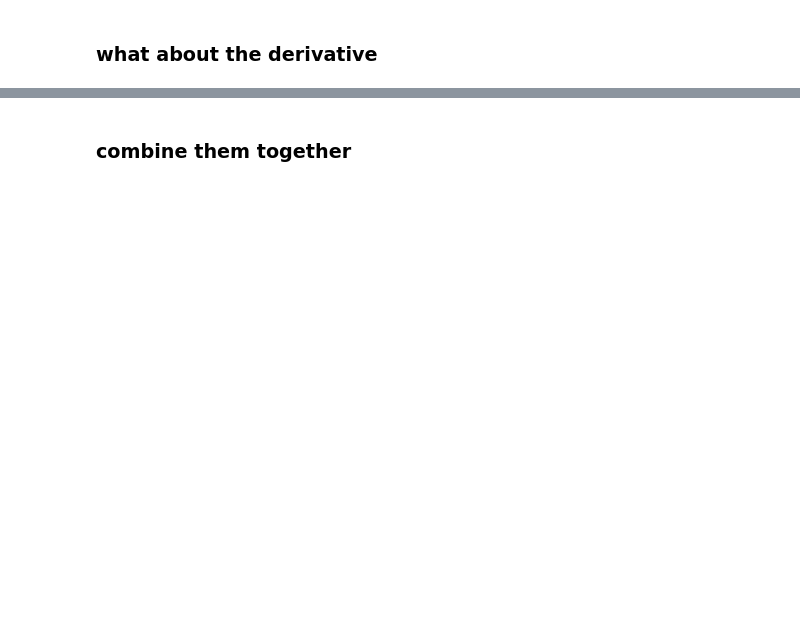
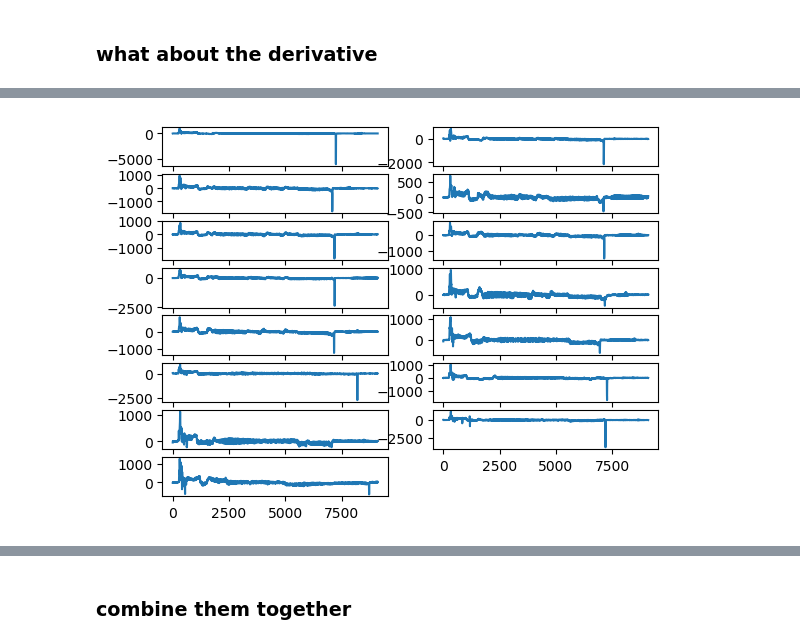
Before and after one commit to vitskvara/AlfvenDetectors.jl, a Jupyter notebook: notebooks/flattop.ipynb, the cells around one changed output, grey strips where cells are left out. Saved outputs shown, nothing was run; the diff lists cells and outputs as text; code cells hidden in the pictures; blank space fills up the shorter version.

```diff
--- a/notebooks/flattop.ipynb
+++ b/notebooks/flattop.ipynb
@@ -45,10 +76,12 @@ end
 # %%
 for i in 1:N
-    subplot(N/2,2,i)
+    subplot(ceil(Int, N/2),2,i)
     ip = AlfvenDetectors.makepositive(Ips[i])
     dipdt = diff(ip)
     #dipdt = diff(movingmean(ip,10))
     plot(AlfvenDetectors.movingmean(dipdt,10))
 end
+# %% [output]
+[figure, added]
 # %%
 for i in 1:N
```
Also changed, not shown: parts of 10 cells of this notebook, 11 other files.
